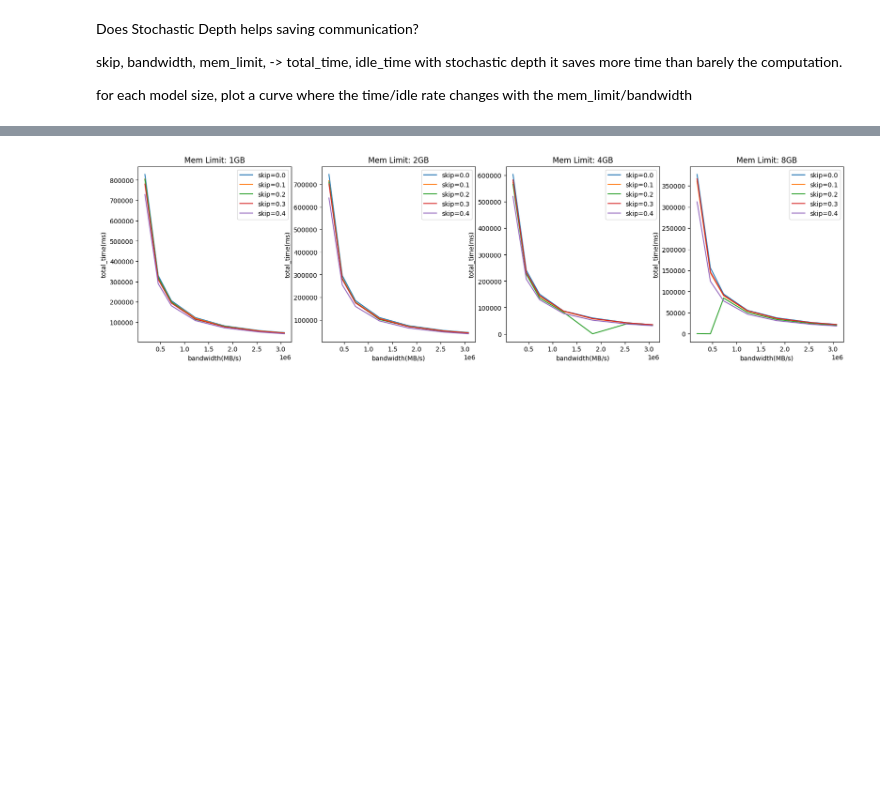
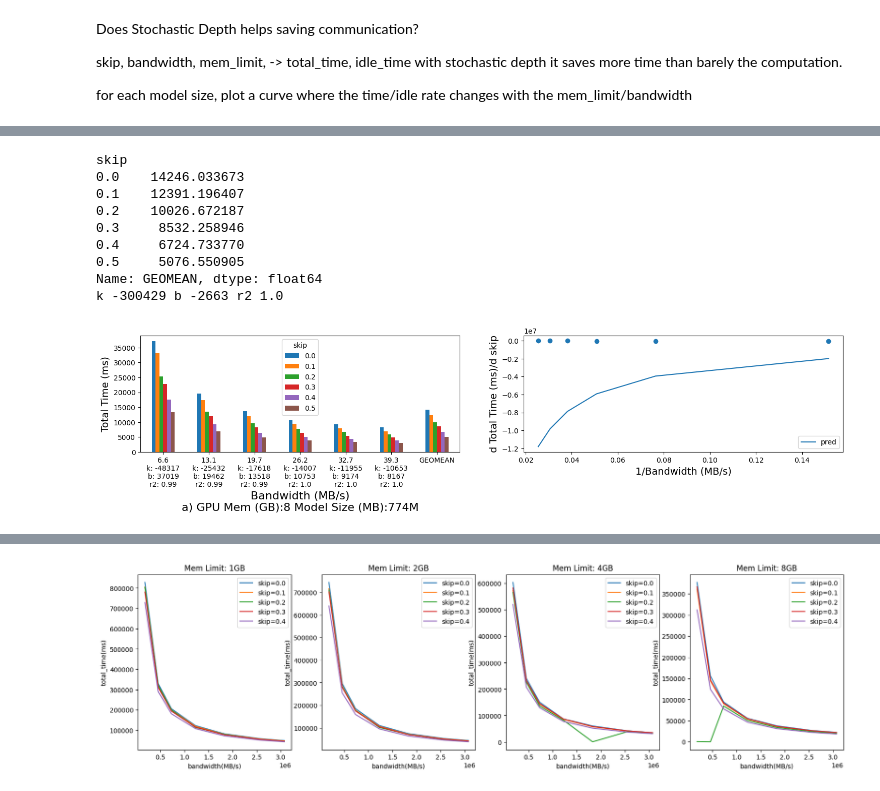
Before and after one commit to gulang2019/dynet-dao, a Jupyter notebook: dao/testing/dao-simulator/analysis.ipynb, the cells around one changed output, grey strips where cells are left out. Cells and saved outputs as stored; diff of their text form; code cells hidden in the pictures; blank space fills up the shorter version.

```diff
--- a/dao/testing/dao-simulator/analysis.ipynb
+++ b/dao/testing/dao-simulator/analysis.ipynb
@@ -82,0 +106,14 @@ best_allocation_strategy, best_eviction_strategy
+# %%
+from sklearn.linear_model import LinearRegression
+import numpy as np
+from sklearn.metrics import r2_score
+
+def linear_regression(x, y):
+    model = LinearRegression()
+    model.fit(x, y)
+    y_pred = model.predict(x)
+    r2 = r2_score(y, y_pred)
+    # print('R2 score: ', r2)
+    # print('Coefficients: ', model.coef_)
+    # print('Intercept: ', model.intercept_)
+    return int(model.coef_[0]), int(model.intercept_), round(r2,2)
@@ -82,0 +165,14 @@ best_allocation_strategy, best_eviction_strategy
+# %%
+fig, axes = plt.subplots(1, 2, figsize=(18, 3))
+draw_with_fixed_metric(axes[0], axes[1],  'total_time', 'bandwidth', {'mem_limit':8, 'model_size':'774M'}, prefix = 'a')
+# %% [output]
+skip
+0.0    14246.033673
+0.1    12391.196407
+0.2    10026.672187
+0.3     8532.258946
+0.4     6724.733770
+0.5     5076.550905
+Name: GEOMEAN, dtype: float64
+k -300429 b -2663 r2 1.0
+[figure, added]
```
Also changed, not shown: parts of 21 cells of this notebook, 8 other files.
